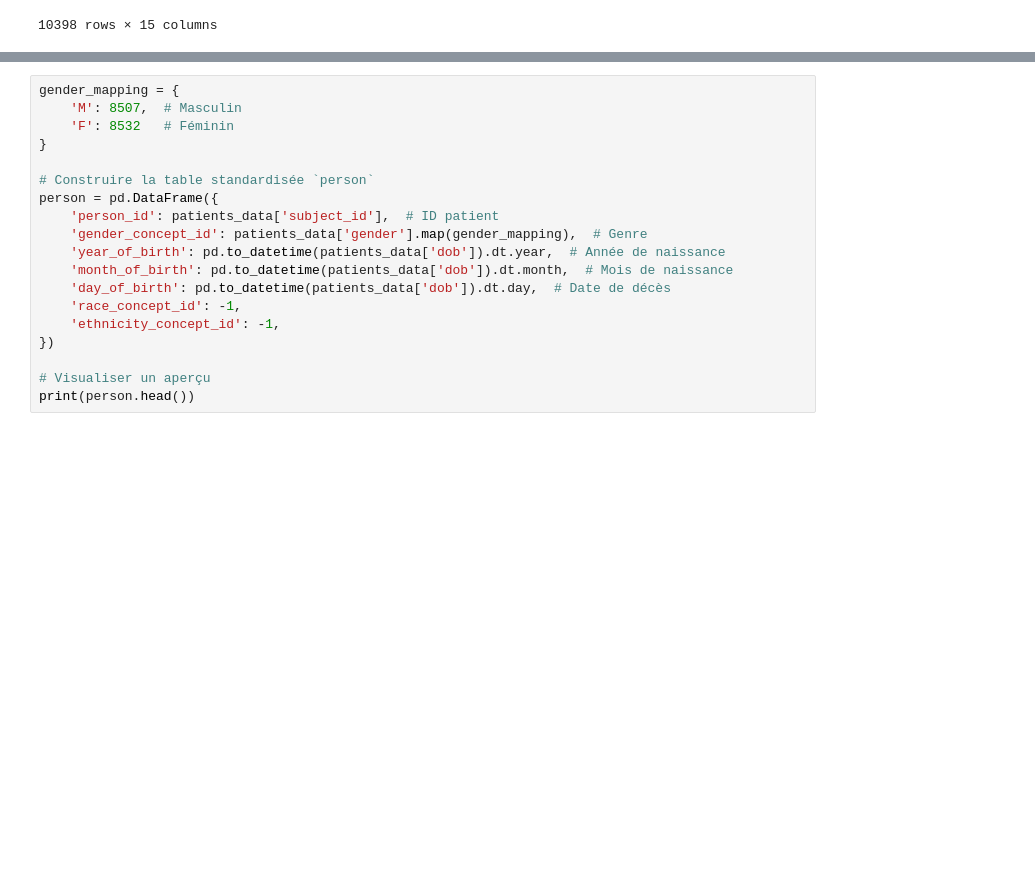
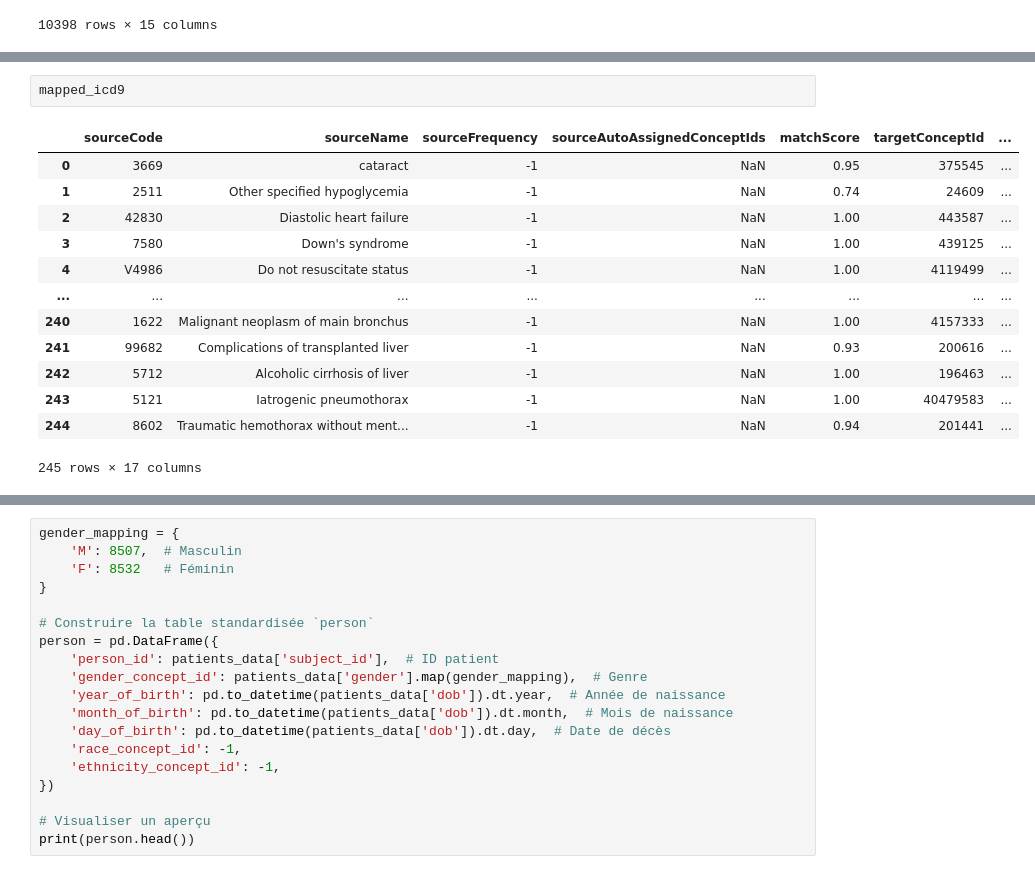
Before and after one commit to Mehd212/MIMICETL, a Jupyter notebook: main.ipynb, the cells around one changed output, grey strips where cells are left out. Saved outputs shown, nothing was run; the diff lists cells and outputs as text; blank space fills up the shorter version.

```diff
--- a/main.ipynb
+++ b/main.ipynb
@@ -336,0 +388,16 @@ prescriptions_with_admissions
+# %%
+mapped_icd9
+# %% [output]
+|  | sourceCode | sourceName | sourceFrequency | sourceAutoAssignedConceptIds | matchScore | targetConceptId | ... |
+| 0 | 3669 | cataract | -1 | NaN | 0.95 | 375545 | ... |
+| 1 | 2511 | Other specified hypoglycemia | -1 | NaN | 0.74 | 24609 | ... |
+| 2 | 42830 | Diastolic heart failure | -1 | NaN | 1.00 | 443587 | ... |
+| 3 | 7580 | Down's syndrome | -1 | NaN | 1.00 | 439125 | ... |
+| 4 | V4986 | Do not resuscitate status | -1 | NaN | 1.00 | 4119499 | ... |
+| ... | ... | ... | ... | ... | ... | ... | ... |
+| 240 | 1622 | Malignant neoplasm of main bronchus | -1 | NaN | 1.00 | 4157333 | ... |
+| 241 | 99682 | Complications of transplanted liver | -1 | NaN | 0.93 | 200616 | ... |
+| 242 | 5712 | Alcoholic cirrhosis of liver | -1 | NaN | 1.00 | 196463 | ... |
+| 243 | 5121 | Iatrogenic pneumothorax | -1 | NaN | 1.00 | 40479583 | ... |
+| 244 | 8602 | Traumatic hemothorax without ment... | -1 | NaN | 0.94 | 201441 | ... |
+245 rows × 17 columns
```
Also changed, not shown: parts of 9 cells of this notebook.
